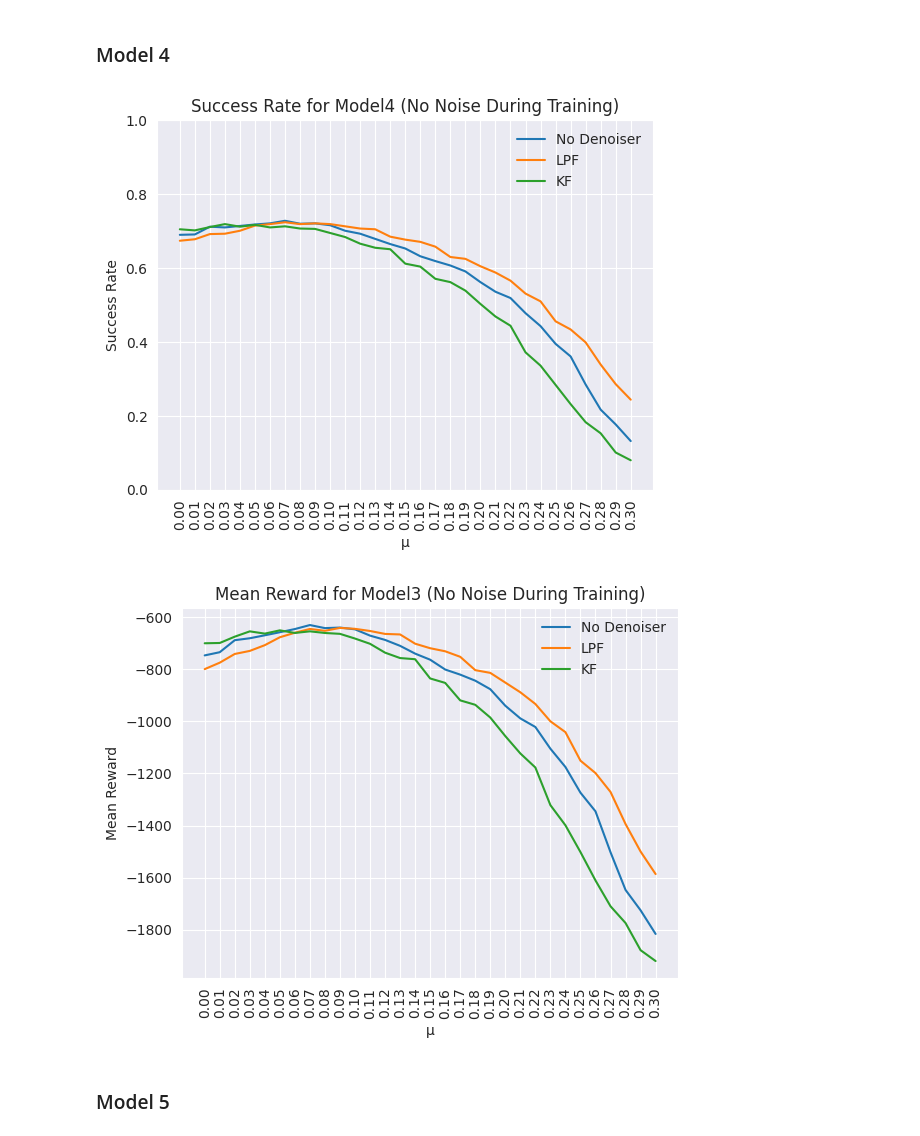
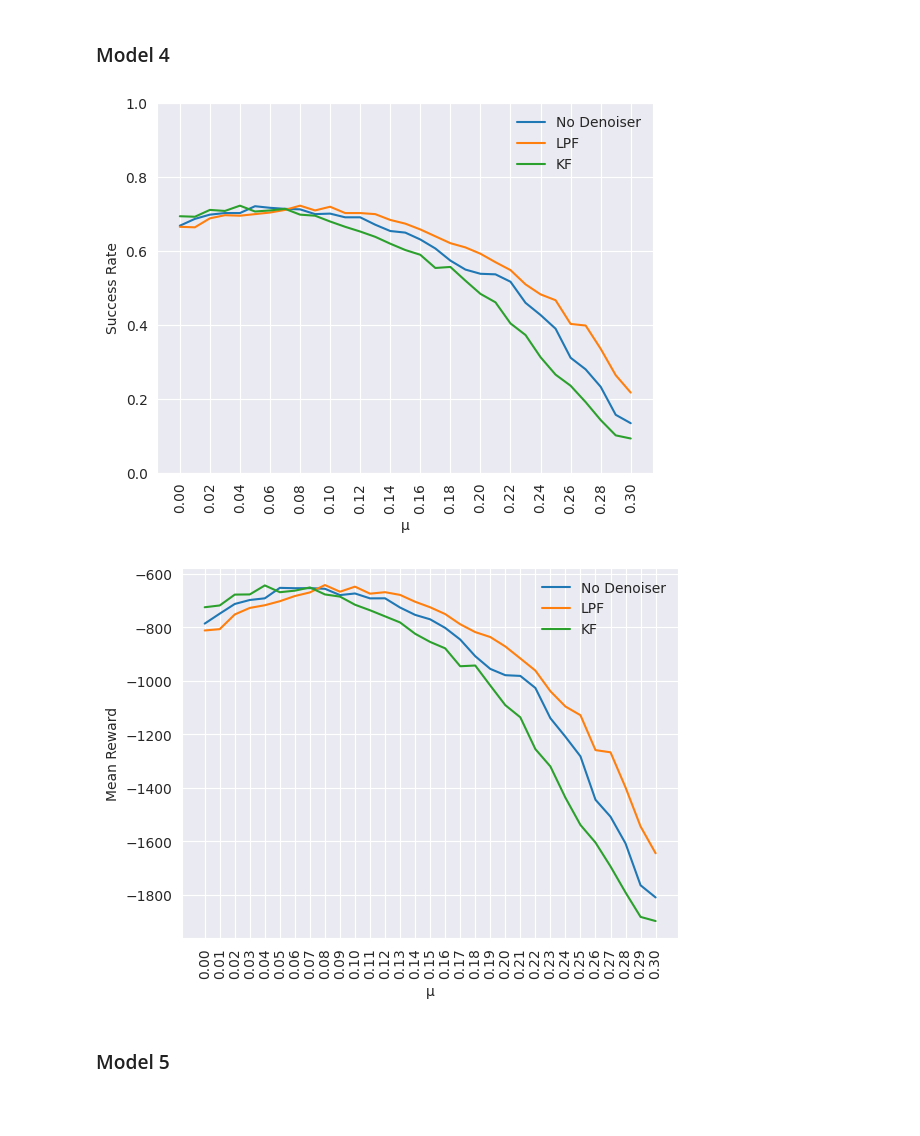
Before and after one commit to thatblueboy/DroneControl, a Jupyter notebook: visualizations/biased_viz.ipynb, the cells around one changed output. Saved outputs shown, nothing was run; the diff lists cells and outputs as text; code cells hidden in the pictures; blank space fills up the shorter version.

Commit message:
cleaning up plots

```diff
--- a/visualizations/biased_viz.ipynb
+++ b/visualizations/biased_viz.ipynb
@@ -88,24 +88,25 @@ plt.show()
 # %% [markdown]
 ### Model 4
 # %%
-analysisDataModel3 = parser.parseAnalysisData('../SBAgent/models/base/model4/best_model.zip_eval.md_biased.md')
+analysisDataModel3 = parser.parseAnalysisData('../SBAgent/models/best_model.zip_eval.md_biased.md')
 
-plt.title("Success Rate for Model4 (No Noise During Training)")
+
 plotForDenoiser(analysisDataModel3, 'Success Rate', 'None')
 plotForDenoiser(analysisDataModel3, 'Success Rate', 'LPF')
 plotForDenoiser(analysisDataModel3, 'Success Rate', 'KF')
 plt.ylim(0,1)
 plt.legend(["No Denoiser", "LPF", "KF"], frameon=False)
+plt.xticks(np.arange(0,0.31,0.02))
 plt.show()
 
-plt.title("Mean Reward for Model3 (No Noise During Training)")
+
 plotForDenoiser(analysisDataModel3, 'Mean Reward', 'None')
 plotForDenoiser(analysisDataModel3, 'Mean Reward', 'LPF')
 plotForDenoiser(analysisDataModel3, 'Mean Reward', 'KF')
 plt.legend(["No Denoiser", "LPF", "KF"], frameon=False)
 plt.show()
 # %% [output]
-[figure, old version]
+[figure, new version]
-[figure, old version]
+[figure, new version]
 # %% [markdown]
 ### Model 5
```
Also changed, not shown: parts of 6 cells of this notebook, 33 other files.
